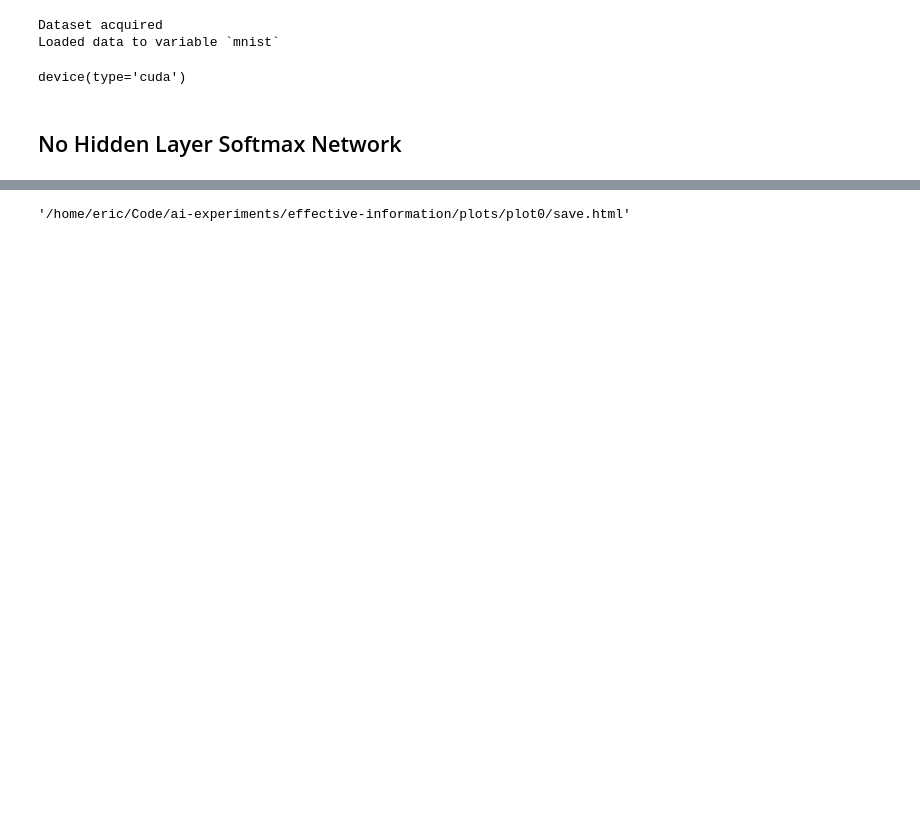
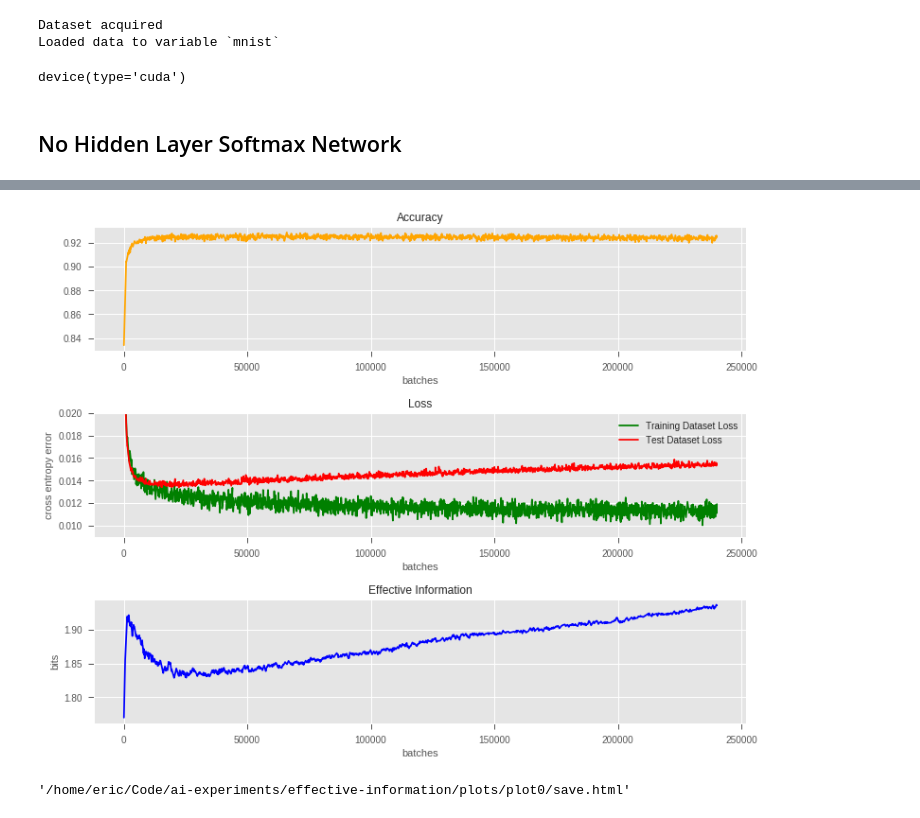
Before and after one commit to ejmichaud/ai-experiments, a Jupyter notebook: effective-information/create_plot0.ipynb, the cells around one changed output, grey strips where cells are left out. Cells and saved outputs as stored; diff of their text form; code cells hidden in the pictures; blank space fills up the shorter version.

```diff
--- a/effective-information/create_plot0.ipynb
+++ b/effective-information/create_plot0.ipynb
@@ -196 +258,35 @@ for epoch in range(75):
+# %%
+import pickle
+with open("plots/plot0/graph_data.pkl", "rb") as f:
+    num_batches_data, accuracies_data, train_losses, test_losses, eis_data = pickle.load(f)
+# %%
+style.use('seaborn-notebook')
+plt.figure(figsize=(11, 9))
+# plt.suptitle("Accuracy, Loss, and Effective Information")
+
+plt.subplot(3, 1, 1)
+plt.title("Accuracy")
+plt.plot(num_batches_data, accuracies_data, color='orange')
+plt.xlabel("batches")
+
+plt.subplot(3, 1, 2)
+plt.title("Loss")
+plt.plot(num_batches_data, train_losses, label="Training Dataset Loss", color='green')
+plt.plot(num_batches_data, test_losses, label="Test Dataset Loss", color='red')
+plt.xlabel("batches")
+plt.ylabel("cross entropy error")
+plt.ylim(0.009, 0.02)
+plt.legend()
+
+plt.subplot(3, 1, 3)
+plt.title("Effective Information")
+plt.plot(num_batches_data, eis_data, color='blue')
+plt.xlabel("batches")
+plt.ylabel("bits")
+
+plt.subplots_adjust(hspace=0.5)
+
+plt.savefig("single-layer-softmax-graph.png", dpi=200)
+# %% [output]
+[figure, added]
 # %%
```
Also changed, not shown: parts of 5 cells of this notebook, 1 other file.
